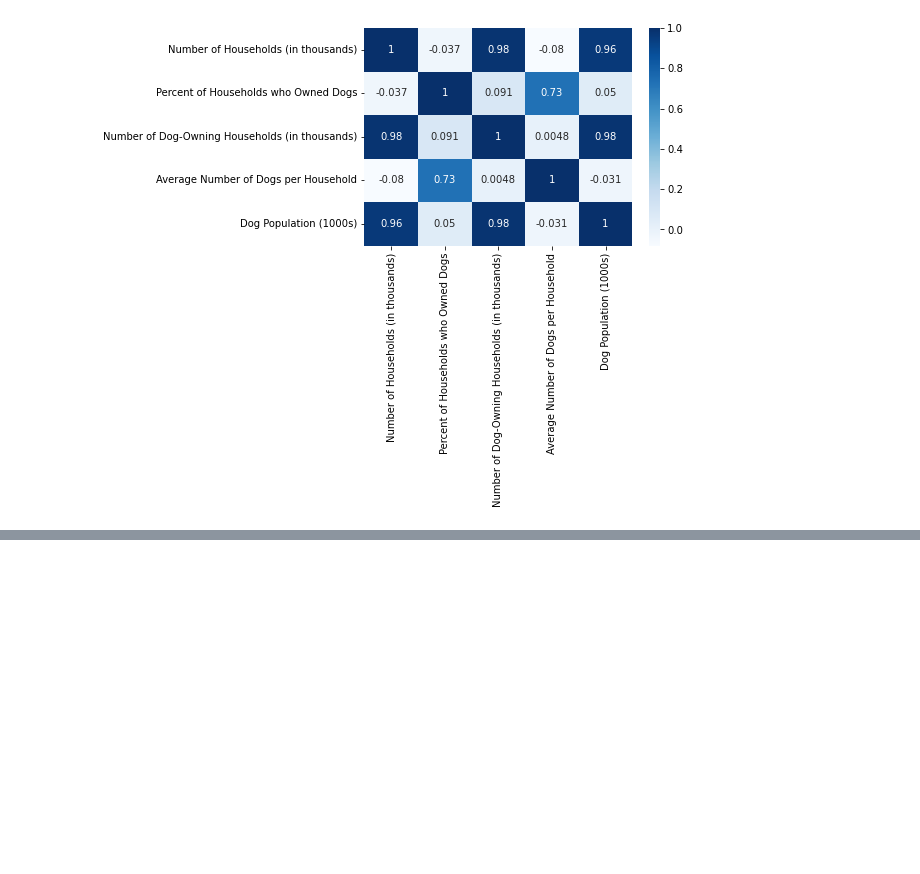
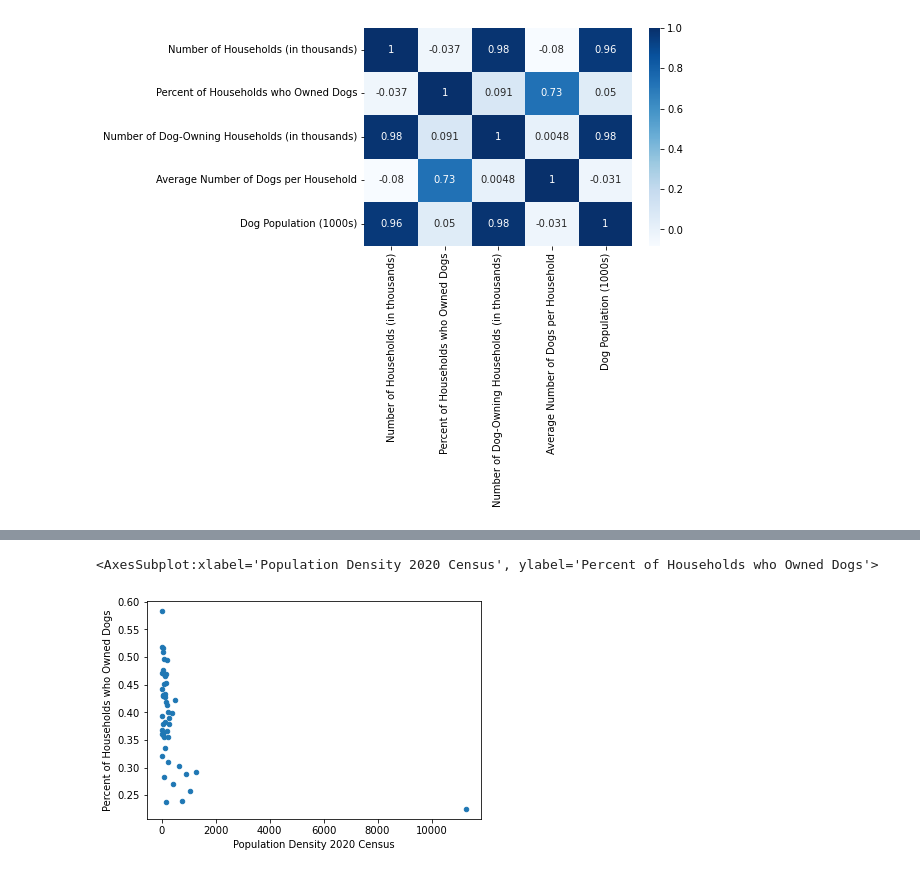
Before and after one commit to lejaja9/pandas-2, a Jupyter notebook: corr.ipynb, the cells around one changed output, grey strips where cells are left out. Saved outputs shown, nothing was run; the diff lists cells and outputs as text; code cells hidden in the pictures; blank space fills up the shorter version.

```diff
--- a/corr.ipynb
+++ b/corr.ipynb
@@ -125,0 +352,5 @@ main_df.head()
+# %%
+main_df.plot.scatter(x = 'Population Density 2020 Census', y = 'Percent of Households who Owned Dogs')
+# %% [output]
+<AxesSubplot:xlabel='Population Density 2020 Census', ylabel='Percent of Households who Owned Dogs'>
+[figure, added]
```
Also changed, not shown: parts of 31 cells of this notebook, 1 other file.
